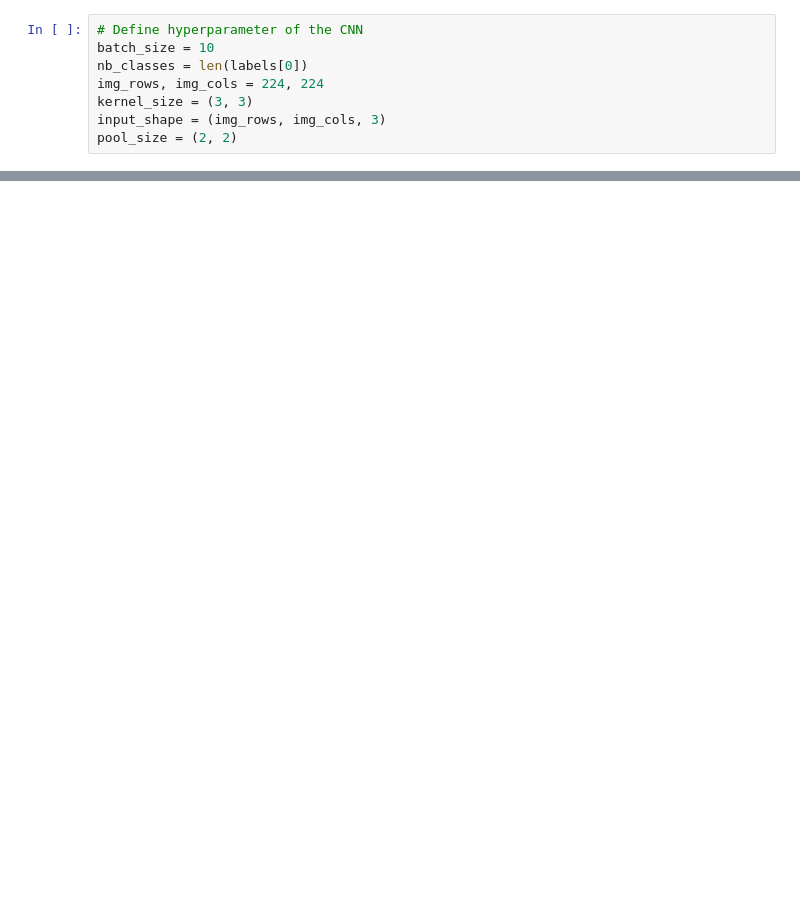
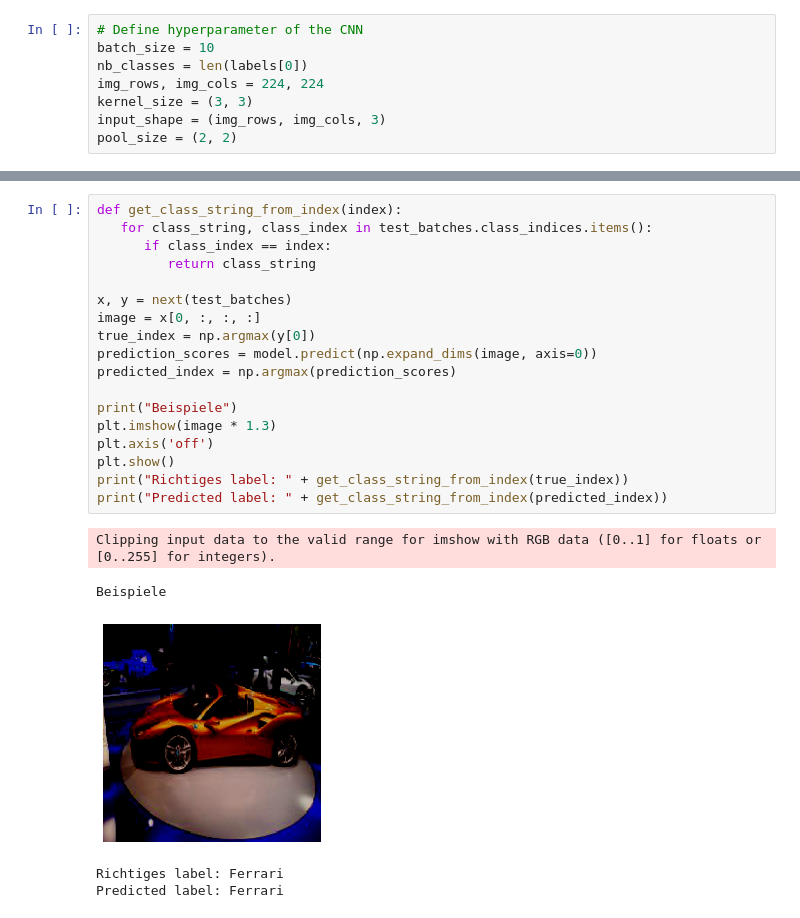
Before and after one commit to alexweltgeist/automarken_cnn, a Jupyter notebook: Autobilder_2ter_Versuch.ipynb, the cells around one changed output, grey strips where cells are left out. Cells and saved outputs as stored; diff of their text form; blank space fills up the shorter version.

```diff
--- a/Autobilder_2ter_Versuch.ipynb
+++ b/Autobilder_2ter_Versuch.ipynb
@@ -221,0 +287,24 @@ KeyboardInterrupt: ignored
+# %%
+def get_class_string_from_index(index):
+   for class_string, class_index in test_batches.class_indices.items():
+      if class_index == index:
+         return class_string
+
+x, y = next(test_batches)
+image = x[0, :, :, :]
+true_index = np.argmax(y[0])
+prediction_scores = model.predict(np.expand_dims(image, axis=0))
+predicted_index = np.argmax(prediction_scores)
+
+print("Beispiele")
+plt.imshow(image * 1.3)
+plt.axis('off')
+plt.show()
+print("Richtiges label: " + get_class_string_from_index(true_index))
+print("Predicted label: " + get_class_string_from_index(predicted_index))
+# %% [output]
+Clipping input data to the valid range for imshow with RGB data ([0..1] for floats or [0..255] for integers).
+Beispiele
+[figure, added]
+Richtiges label: Ferrari
+Predicted label: Ferrari
```
Also changed, not shown: parts of 16 cells of this notebook.
